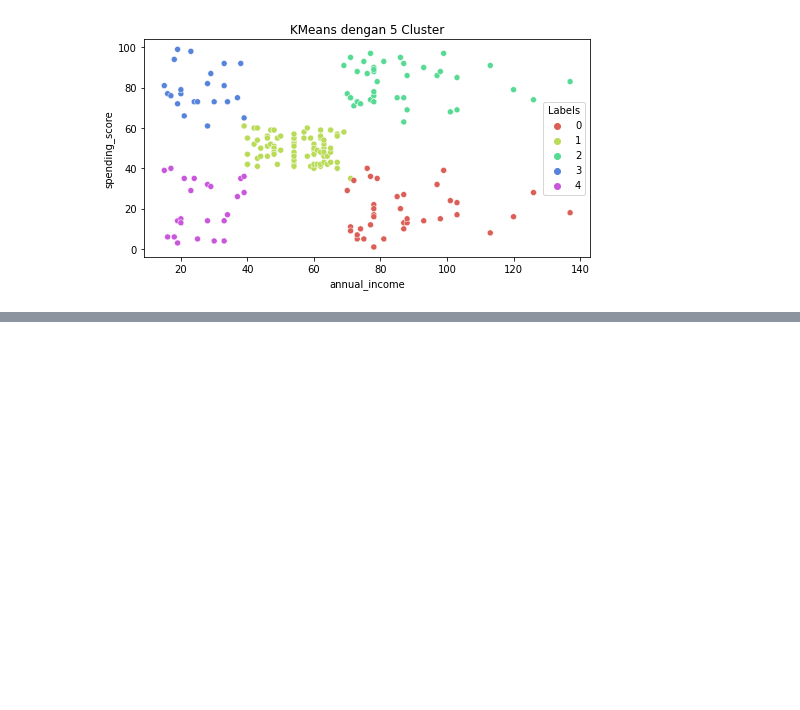
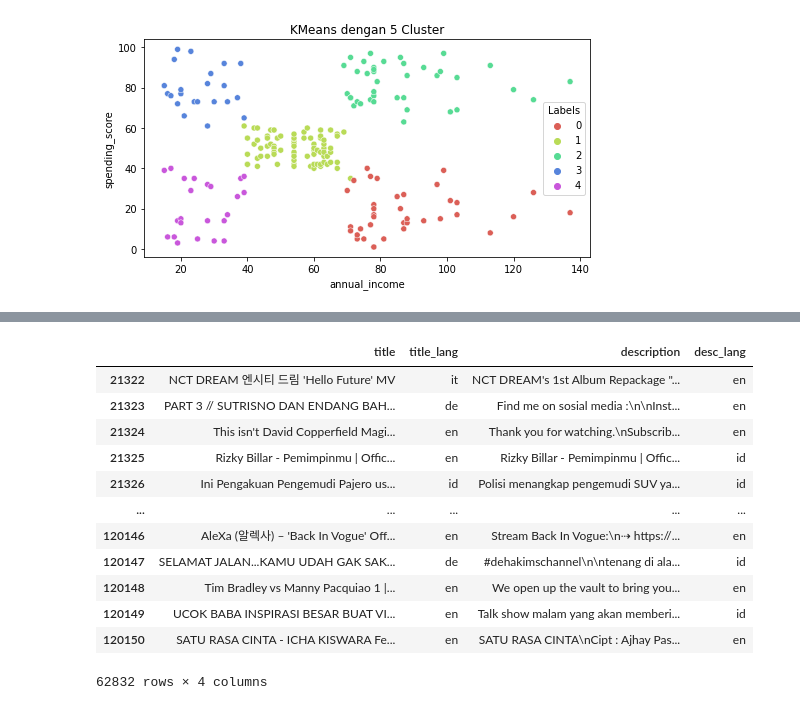
Before and after one commit to okymikhael/data-expert-train, a Jupyter notebook: Data_Expert_2022.ipynb, the cells around one changed output, grey strips where cells are left out. Drawn from its saved outputs; the diff is of its cells as text; code cells hidden in the pictures; blank space fills up the shorter version.

```diff
--- a/Data_Expert_2022.ipynb
+++ b/Data_Expert_2022.ipynb
@@ -383,0 +635,27 @@ plt.show()
+# %%
+# Pertama, kita akan buat fungsi yang ahan mendeteksi bahasa dari sebuah teks sebagai berihut.
+def detect_language(text):
+  try:
+    lang = langdetect.detect(text)
+    return lang
+  except:
+    return
+
+filtered_trending["title_lang"] = filtered_trending["title"].apply(detect_language)
+filtered_trending["desc_lang"] = filtered_trending["description"].apply(detect_language)
+# %%
+filtered_trending[["title", "title_lang", "description", "desc_lang"]]
+# %% [output]
+|  | title | title_lang | description | desc_lang |
+| 21322 | NCT DREAM 엔시티 드림 'Hello Future' MV | it | NCT DREAM's 1st Album Repackage "... | en |
+| 21323 | PART 3 // SUTRISNO DAN ENDANG BAH... | de | Find me on sosial media :\n\nInst... | en |
+| 21324 | This isn't David Copperfield Magi... | en | Thank you for watching.\nSubscrib... | en |
+| 21325 | Rizky Billar - Pemimpinmu | Offic... | en | Rizky Billar - Pemimpinmu | Offic... | id |
+| 21326 | Ini Pengakuan Pengemudi Pajero us... | id | Polisi menangkap pengemudi SUV ya... | id |
+| ... | ... | ... | ... | ... |
+| 120146 | AleXa (알렉사) – 'Back In Vogue' Off... | en | Stream Back In Vogue:\n⇢ https://... | en |
+| 120147 | SELAMAT JALAN...KAMU UDAH GAK SAK... | de | #dehakimschannel\n\ntenang di ala... | id |
+| 120148 | Tim Bradley vs Manny Pacquiao 1 |... | en | We open up the vault to bring you... | en |
+| 120149 | UCOK BABA INSPIRASI BESAR BUAT VI... | en | Talk show malam yang akan memberi... | id |
+| 120150 | SATU RASA CINTA - ICHA KISWARA Fe... | en | SATU RASA CINTA\nCipt : Ajhay Pas... | en |
+62832 rows × 4 columns
```
Also changed, not shown: parts of 50 cells of this notebook, 7 other files.
